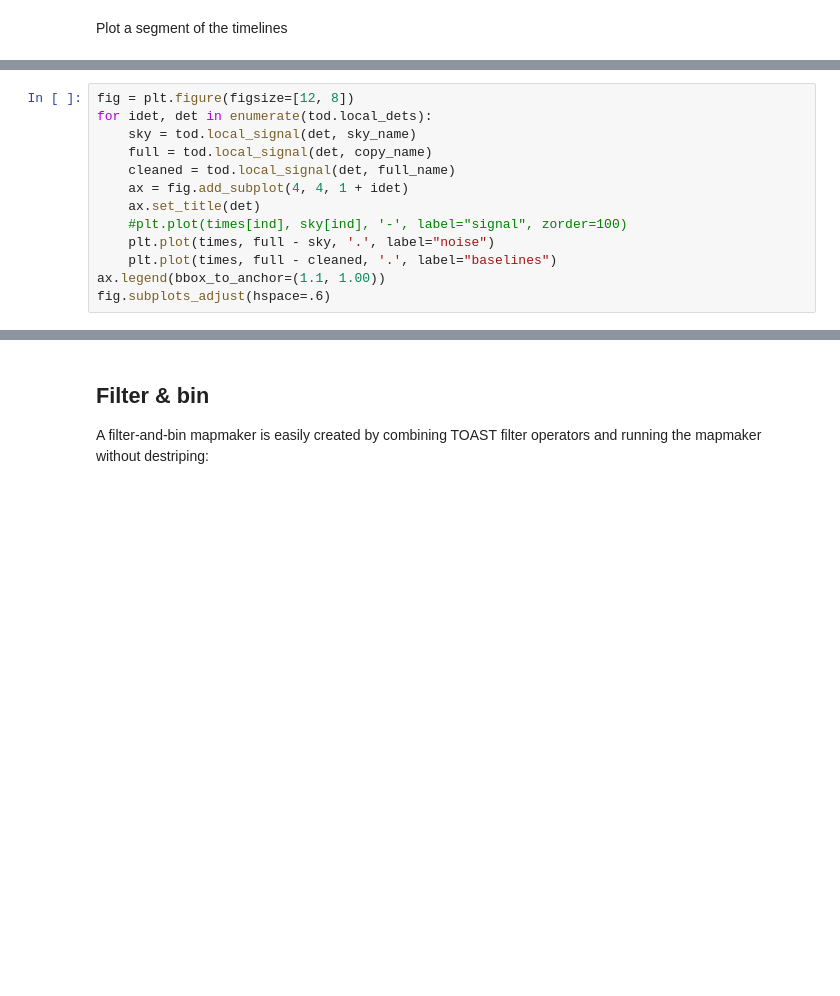
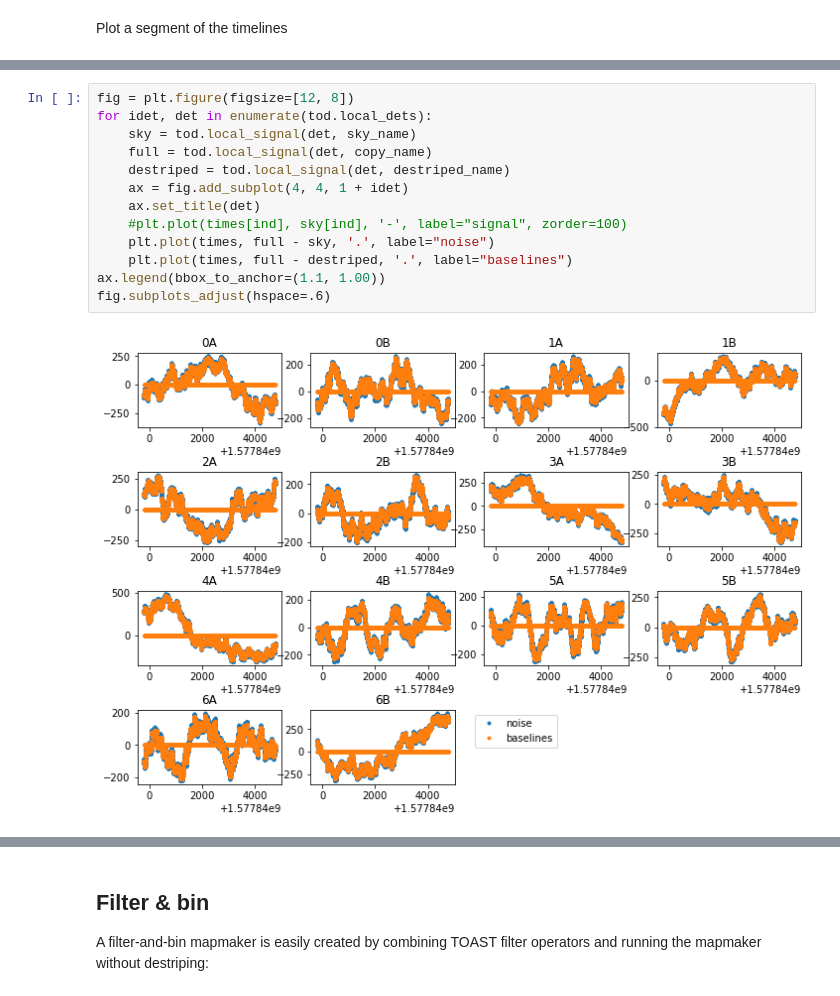
Before and after one commit to hpc4cmb/toast-workshop-trieste-2019, a Jupyter notebook: hackathon/generic_ground.ipynb, the cells around one changed output, grey strips where cells are left out. Drawn from its saved outputs; the diff is of its cells as text; blank space fills up the shorter version.

```diff
--- a/hackathon/generic_ground.ipynb
+++ b/hackathon/generic_ground.ipynb
@@ -326,16 +382,18 @@ fig.subplots_adjust(hspace=0.6)
 # %%
 fig = plt.figure(figsize=[12, 8])
 for idet, det in enumerate(tod.local_dets):
     sky = tod.local_signal(det, sky_name)
     full = tod.local_signal(det, copy_name)
-    cleaned = tod.local_signal(det, full_name)
+    destriped = tod.local_signal(det, destriped_name)
     ax = fig.add_subplot(4, 4, 1 + idet)
     ax.set_title(det)
     #plt.plot(times[ind], sky[ind], '-', label="signal", zorder=100)
     plt.plot(times, full - sky, '.', label="noise")
-    plt.plot(times, full - cleaned, '.', label="baselines")
+    plt.plot(times, full - destriped, '.', label="baselines")
 ax.legend(bbox_to_anchor=(1.1, 1.00))
 fig.subplots_adjust(hspace=.6)
+# %% [output]
+[figure, added]
 # %%
 plt.figure(figsize=[16, 8])
 
```
Also changed, not shown: parts of 14 cells of this notebook, 1 other file.
